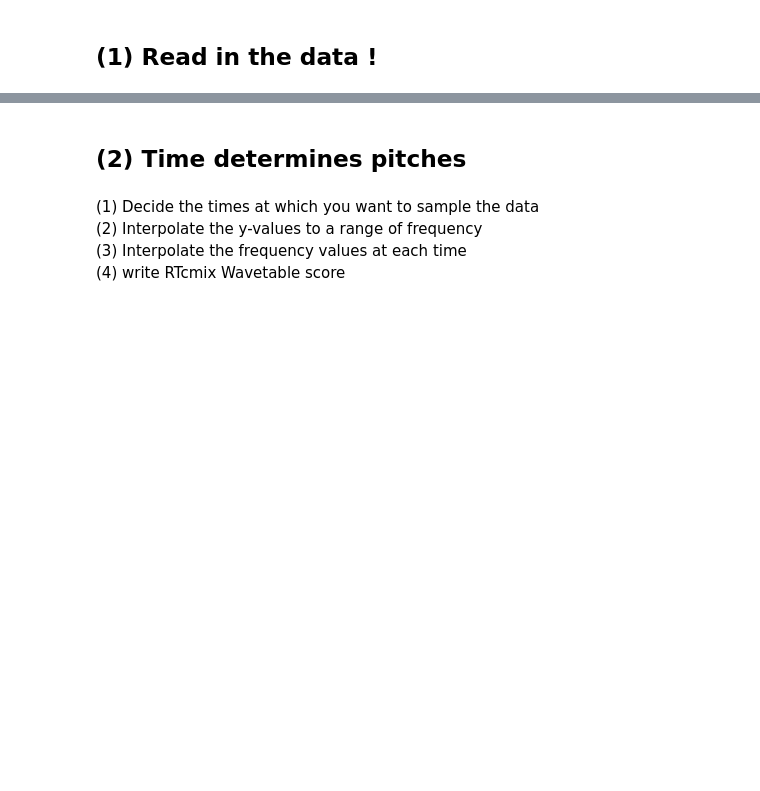
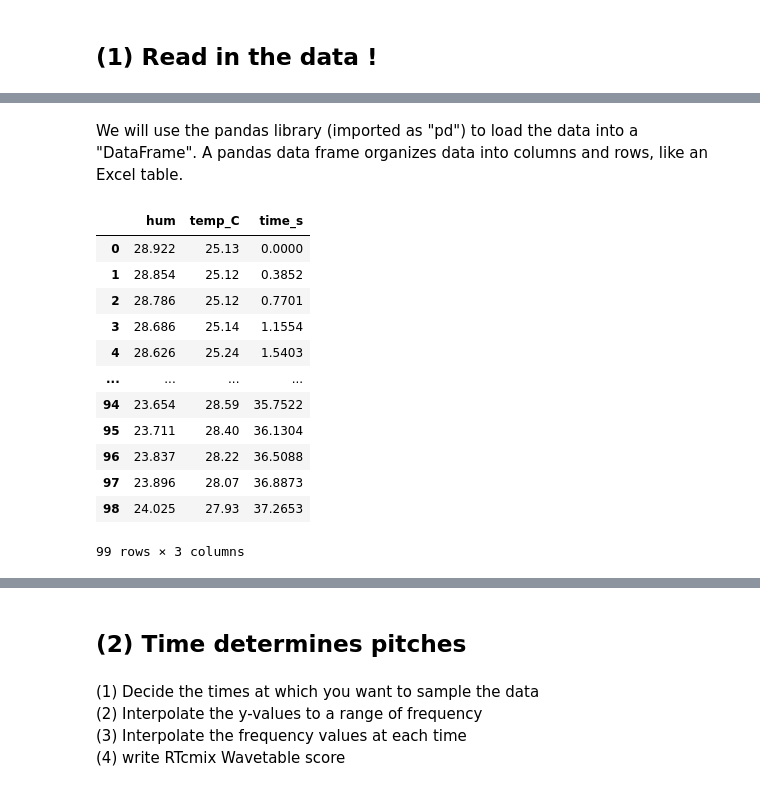
Before and after one commit to benholtzman/datamovies_y21, a Jupyter notebook: notebooks/n04_DataDrivenRTcmix.ipynb, the cells around one changed output, grey strips where cells are left out. Cells and saved outputs as stored; diff of their text form; code cells hidden in the pictures; blank space fills up the shorter version.

```diff
--- a/notebooks/n04_DataDrivenRTcmix.ipynb
+++ b/notebooks/n04_DataDrivenRTcmix.ipynb
@@ -50,0 +56,24 @@ print(os.listdir(os.path.abspath('../data/breathalyzer/')))
+# %% [markdown]
+We will use the pandas library (imported as "pd") to load the data into a "DataFrame". A pandas data frame organizes data into columns and rows, like an Excel table.
+# %%
+# READ IN THE DATA FILE ! ! !
+# datafilename = '../data/breathalyzer/BA_ben_1.pkl'
+datafilename = "../data/breathalyzer/y2020-02-13_anna1_37s.pkl"
+
+breath = pd.read_pickle(datafilename)
+# checkout what the DataFrame looks like
+breath
+# %% [output]
+|  | hum | temp_C | time_s |
+| 0 | 28.922 | 25.13 | 0.0000 |
+| 1 | 28.854 | 25.12 | 0.3852 |
+| 2 | 28.786 | 25.12 | 0.7701 |
+| 3 | 28.686 | 25.14 | 1.1554 |
+| 4 | 28.626 | 25.24 | 1.5403 |
+| ... | ... | ... | ... |
+| 94 | 23.654 | 28.59 | 35.7522 |
+| 95 | 23.711 | 28.40 | 36.1304 |
+| 96 | 23.837 | 28.22 | 36.5088 |
+| 97 | 23.896 | 28.07 | 36.8873 |
+| 98 | 24.025 | 27.93 | 37.2653 |
+99 rows × 3 columns
```
Also changed, not shown: parts of 30 cells of this notebook, 2 other files.
